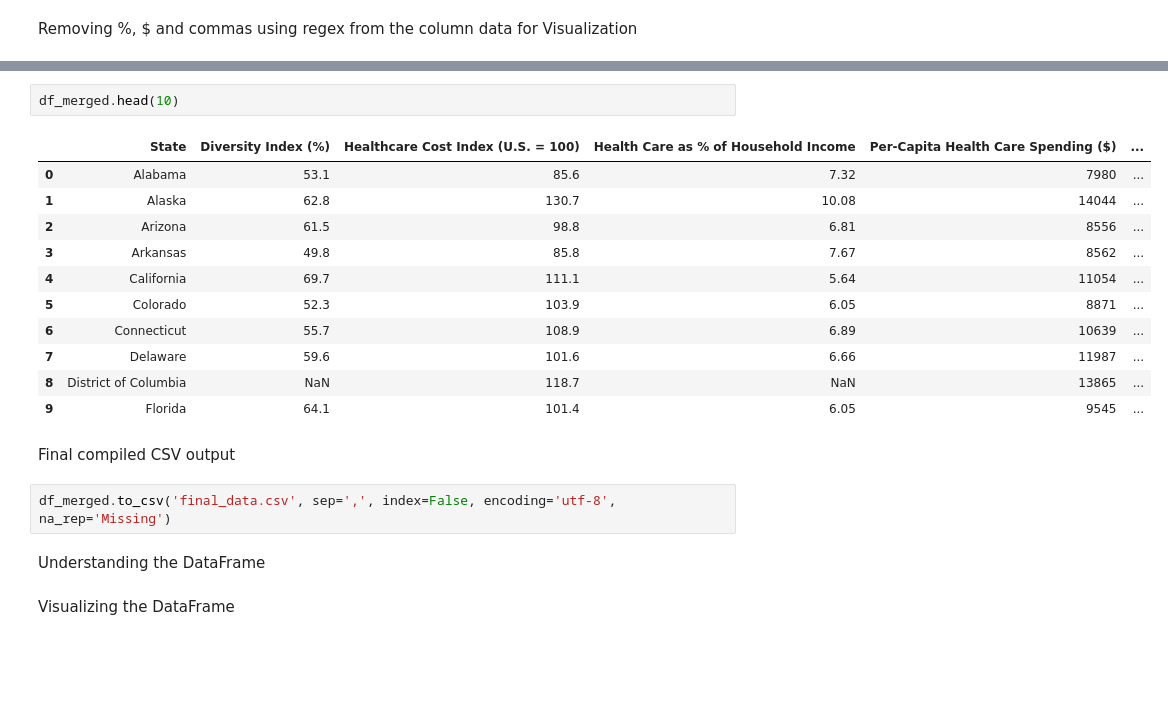
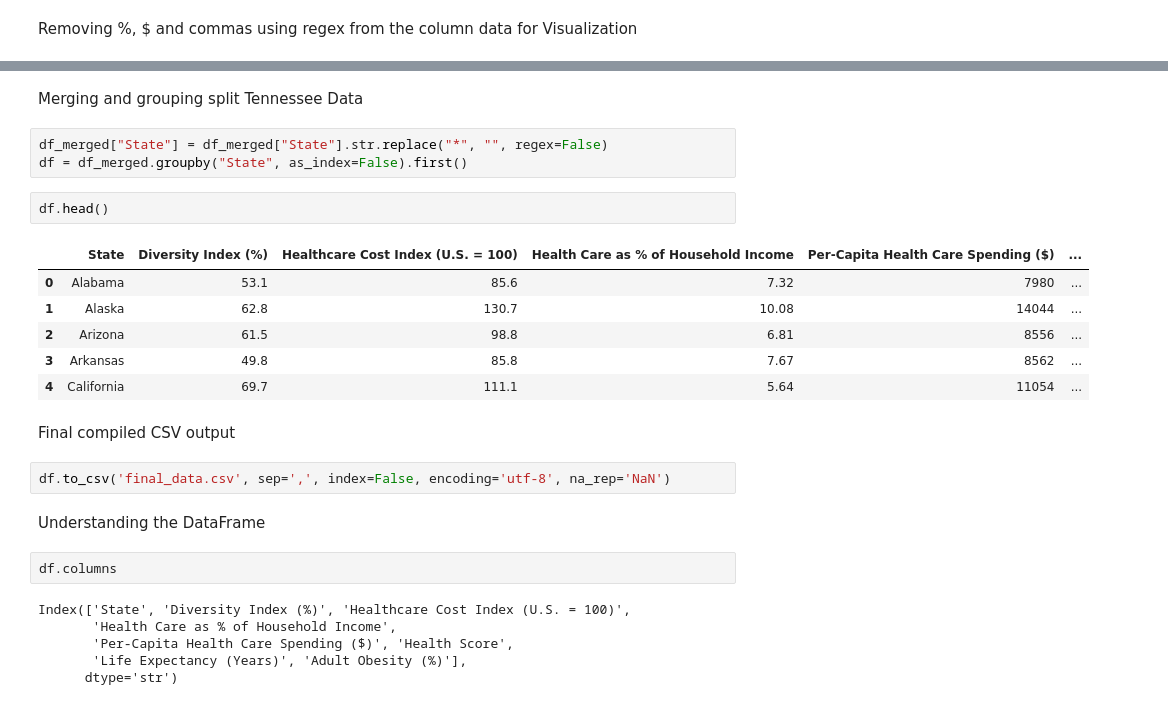
Before and after one commit to maxwellicharia/US-State-Health-Data-Analysis, a Jupyter notebook: US States Health Analysis.ipynb, the cells around one changed output, grey strips where cells are left out. Cells and saved outputs as stored; diff of their text form; blank space fills up the shorter version.

```diff
--- a/US States Health Analysis.ipynb
+++ b/US States Health Analysis.ipynb
@@ -90,25 +89,31 @@ df_merged.replace(r"(^\$)|(%$)|(\,)", '', regex=True, inplace=True)
 | 54 | Wisconsin | 37.0 | 105.3 | 6.76 | 10079 | ... |
 | 55 | Wyoming | 32.4 | 97.0 | 7.84 | 9640 | ... |
 | 56 | 🇺🇸 U.S. State and Territory Average | NaN | NaN | NaN | NaN | ... |
+# %% [markdown]
+Merging and grouping split Tennessee Data
+# %%
+df_merged["State"] = df_merged["State"].str.replace("*", "", regex=False)
+df = df_merged.groupby("State", as_index=False).first()
 # %%
-df_merged.head(10)
+df.head()
 # %% [output]
 |  | State | Diversity Index (%) | Healthcare Cost Index (U.S. = 100) | Health Care as % of Household Income | Per-Capita Health Care Spending ($) | ... |
 | 0 | Alabama | 53.1 | 85.6 | 7.32 | 7980 | ... |
 | 1 | Alaska | 62.8 | 130.7 | 10.08 | 14044 | ... |
 | 2 | Arizona | 61.5 | 98.8 | 6.81 | 8556 | ... |
 | 3 | Arkansas | 49.8 | 85.8 | 7.67 | 8562 | ... |
 | 4 | California | 69.7 | 111.1 | 5.64 | 11054 | ... |
-| 5 | Colorado | 52.3 | 103.9 | 6.05 | 8871 | ... |
-| 6 | Connecticut | 55.7 | 108.9 | 6.89 | 10639 | ... |
-| 7 | Delaware | 59.6 | 101.6 | 6.66 | 11987 | ... |
-| 8 | District of Columbia | NaN | 118.7 | NaN | 13865 | ... |
-| 9 | Florida | 64.1 | 101.4 | 6.05 | 9545 | ... |
 # %% [markdown]
 Final compiled CSV output
 # %%
-df_merged.to_csv('final_data.csv', sep=',', index=False, encoding='utf-8', na_rep='Missing')
+df.to_csv('final_data.csv', sep=',', index=False, encoding='utf-8', na_rep='NaN')
 # %% [markdown]
 Understanding the DataFrame
-# %% [markdown]
-Visualizing the DataFrame
+# %%
+df.columns
+# %% [output]
+Index(['State', 'Diversity Index (%)', 'Healthcare Cost Index (U.S. = 100)',
+       'Health Care as % of Household Income',
+       'Per-Capita Health Care Spending ($)', 'Health Score',
+       'Life Expectancy (Years)', 'Adult Obesity (%)'],
+      dtype='str')
```
Also changed, not shown: parts of 14 cells of this notebook, 1 other file.
